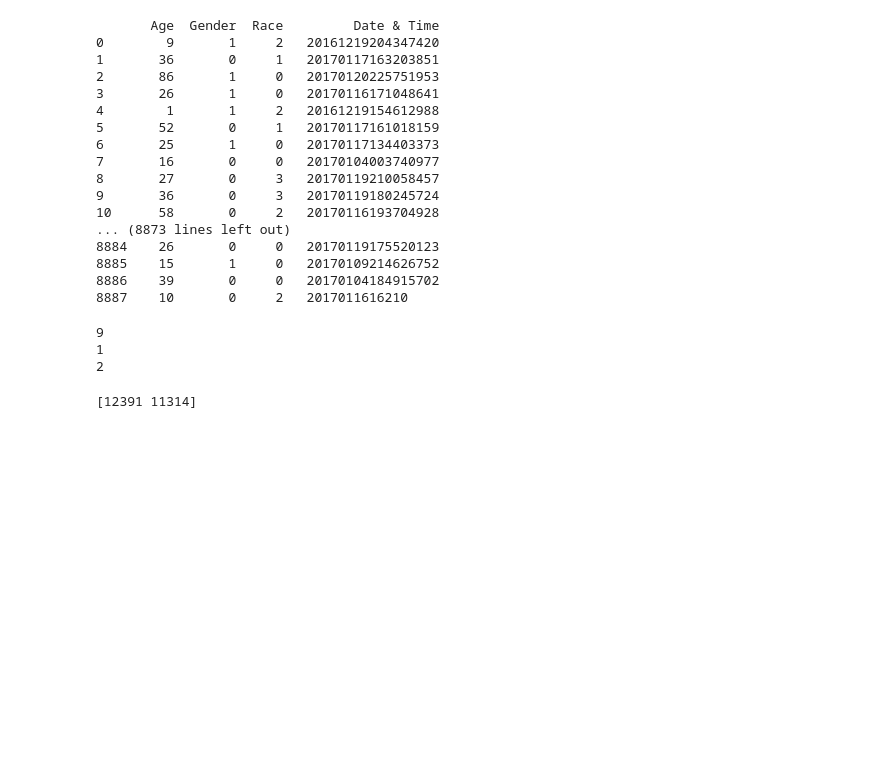
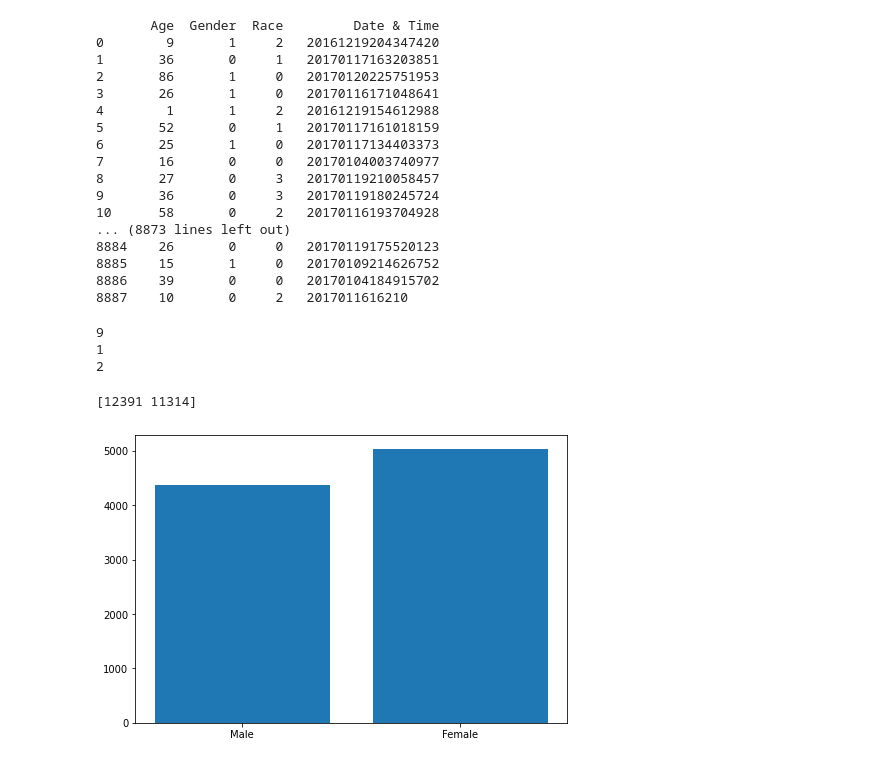
Before and after one commit to reeteshsudhakar/utk-image-classifier, a Jupyter notebook: utk-image-classification.ipynb, the cells around one changed output. Drawn from its saved outputs; the diff is of its cells as text; code cells hidden in the pictures; blank space fills up the shorter version.

Commit message:
data plotting, git lfs configuration

```diff
--- a/utk-image-classification.ipynb
+++ b/utk-image-classification.ipynb
@@ -117,3 +118,12 @@ values, counts = np.unique(genders_f, return_counts=True)
 print(counts)
 # %% [output]
 [12391 11314]
+# %%
+figure = plt.figure()
+ax = figure.add_axes([0,0,1,1])
+gender = ['Male', 'Female']
+values = [4372,5047]
+ax.bar(gender,values)
+plt.show()
+# %% [output]
+[figure, added]
```
Also changed, not shown: parts of 5 cells of this notebook, 4 other files.
